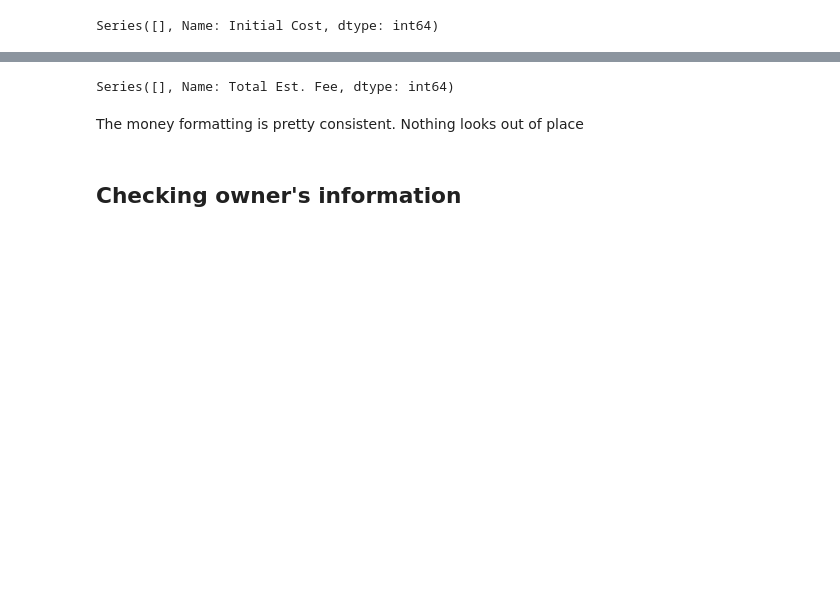
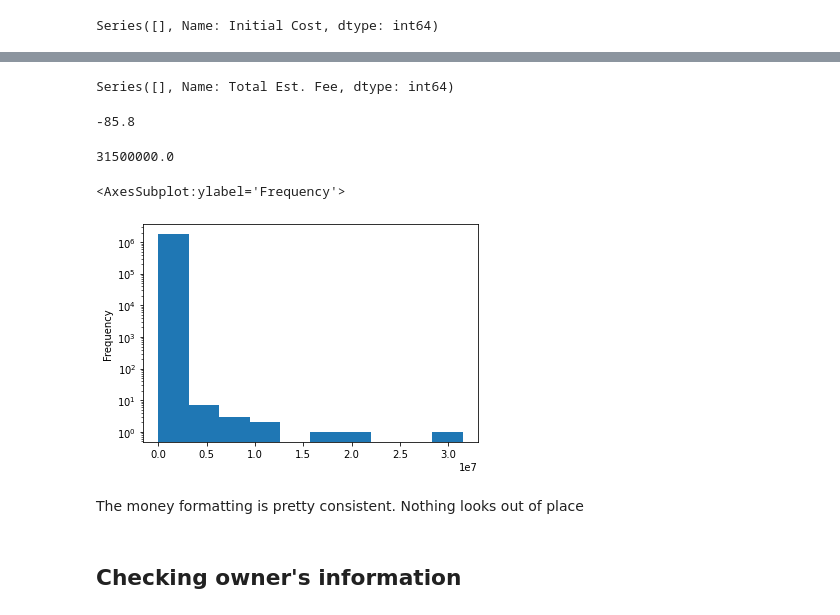
Before and after one commit to darkcb109/DOB-Job-Application-Cleaning, a Jupyter notebook: DOB_Job_Cleaning.ipynb, the cells around one changed output, grey strips where cells are left out. Cells and saved outputs as stored; diff of their text form; code cells hidden in the pictures; blank space fills up the shorter version.

```diff
--- a/DOB_Job_Cleaning.ipynb
+++ b/DOB_Job_Cleaning.ipynb
@@ -657,7 +949,7 @@ DEFERRED       5745
 Name: Fee Status, dtype: int64
 # %%
 df['Total Est. Fee'] = df['Total Est. Fee'].astype('str')
-# %%
-df.loc[~df["Total Est. Fee"].str.contains(".")]["Total Est. Fee"].value_counts()
-# %% [output]
-Series([], Name: Total Est. Fee, dtype: int64)
+# %%
+df.loc[~df["Total Est. Fee"].str.contains(".", regex=False)]["Total Est. Fee"].value_counts()
+# %% [output]
+Series([], Name: Total Est. Fee, dtype: int64)
@@ -664,3 +960,16 @@ Series([], Name: Total Est. Fee, dtype: int64)
+# %%
+df['Total Est. Fee'].min()
+# %% [output]
+-85.8
+# %%
+df['Total Est. Fee'].max()
+# %% [output]
+31500000.0
+# %%
+df['Total Est. Fee'].plot(kind='hist', log=True)
+# %% [output]
+<AxesSubplot:ylabel='Frequency'>
+[figure, added]
 # %% [markdown]
 The money formatting is pretty consistent. Nothing looks out of place
 # %% [markdown]
```
Also changed, not shown: parts of 73 cells of this notebook.
